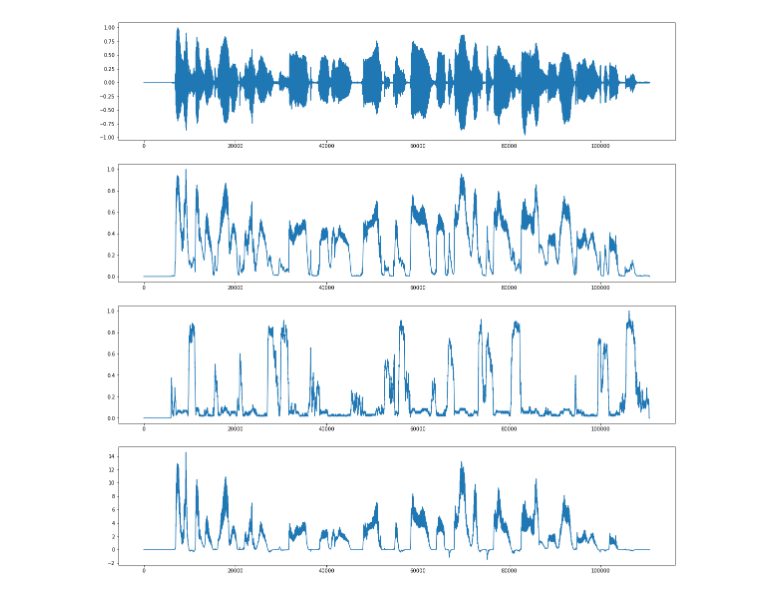
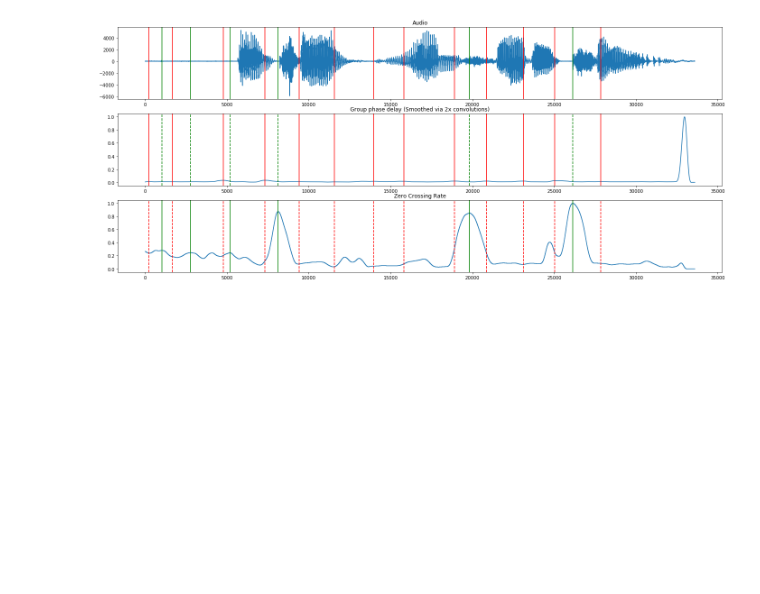
Before and after one commit to envp/listen, a Jupyter notebook: project.ipynb, the cells around one changed output. Drawn from its saved outputs; the diff is of its cells as text; code cells hidden in the pictures; blank space fills up the shorter version.

Commit message:
YAY. WE SEGMENTATION NOW

```diff
--- a/project.ipynb
+++ b/project.ipynb
@@ -1,5 +1,5 @@
 # %%
-from scipy.signal import chebwin, hanning, savgol_filter, hilbert
+from scipy.signal import chebwin, hamming, savgol_filter, hilbert
 from scipy.io import wavfile
 from listen.audio.segmentation import segments
 import IPython.display
@@ -9,61 +9,76 @@ import IPython.display
 from listen.data.an4 import an4
 import matplotlib.pyplot as plt
 import numpy as np
-import listen
+import random
+import peakutils
+from peakutils.plot import plot as pplot
+from scipy.signal import find_peaks_cwt
 
 an4data = an4.AN4(conversion=False, debug=False)
 
 # spg = Spectrogram(fft_size=2048, step_size=128, thresh=400)
+# Milliseconds
+min_duration = 30
+train = list(an4data.trainset)
+ch = random.choice(range(len(train)))
+samples, t = train[ch]
+# samples,t = librispeech.load_data(dev=True)[15]
+# samples = 'D:\\theyenaman\\Dropbox\\code\\python\\ml_project\\listen\\data\\librispeech\\LibriSpeech\\dev-clean\\84\\121123\\84-121123-0020.wav'
+rate, data = wavfile.read(samples)
+zcr = np.zeros_like(data)
+wsize = (rate * min_duration) // 1000
 
-# samples, t = list(an4data.trainset)[466]
-# samples,t = librispeech.load_data(dev=True)[15]
-samples = 'D:\\theyenaman\\Dropbox\\code\\python\\ml_project\\listen\\data\\librispeech\\LibriSpeech\\dev-clean\\84\\121123\\84-121123-0020.wav'
-rate, data = wavfile.read(samples)
+for i in range(len(zcr) - wsize - 1):
+    zcr[i] = np.sum(np.abs(np.sign(data[i:i+wsize]) - np.sign(data[i+1:i+wsize+1])))
 
-# spec = spg.compute_spectrum(data.astype(np.float32), logscale=True)
 
-win_len = int((rate * 8) // 1000)
-energy = np.zeros_like(data)
-acr = np.zeros_like(data)
-zcr = np.zeros_like(data)
+window = hamming(wsize)
+# Smooth zcr
+for i in range(len(zcr) - wsize):
+    zcr[i] = np.mean(zcr[i:i+wsize] * window)
 
-window = hanning(win_len)
+es = segments(data, rate, min_duration=min_duration, alpha=0.96)
 
-for i in range(len(energy) - win_len):
-    energy[i] = np.linalg.norm((data[i:i + win_len] * window), 2) / win_len
+es[np.isnan(es)] = 0
 
-data = data / np.max(data)
+es = es / np.max(es)
+zcr = zcr / np.max(zcr)
 
-for i in range(len(zcr) - win_len - 1):
-    zcr[i] = np.sum(np.abs(np.sign(data[i:i+win_len]) - np.sign(data[i + 1 : i + win_len + 1])))
-    i += win_len // 8
+# Estimate data baseline
+l = len(es) // 10
+r = 9 * l
 
-for i in range(len(acr) - 2*win_len):
-    acr[i] = np.sum((data[i:i+win_len] * window) * (data[i + 1 : i + win_len + 1] * window))
+me = np.max(es)
+be = np.mean(es[l:r]) / me
+se = np.std(es[l:r]) / me
 
-_en, _zc, _acr = segments(data, rate)
-# for i in range(len(zcr) - win_len):
-#     es = (data[i:i + win_len] * window) ** 2
-#     entropy[i] = np.sum(-e * np.log(e) if e != 0 else 0 for e in es)
-#     i += win_len // 8
+mz = np.max(zcr)
+bz = np.mean(zcr[l:r]) / mz
+sz = np.std(zcr[l:r]) / mz
 
-# energy = savgol_filter(energy, win_len + 1, 1)
-# zcr = savgol_filter(zcr, win_len + 1, 1)
-# entropy = savgol_filter(entropy, win_len + 1, 1)
+print("Stats for es:", be, se)
+print("Stats for zcr:", bz, sz)
+print("Utterance: ", ch, t)
+indices = peakutils.indexes(es[:r], min_dist=3*wsize, thres=be)
+zcidx = peakutils.indexes(zcr[:r], min_dist=3*wsize, thres=bz)
 
-# m = np.max(energy)
-# level = 10
-# energy[energy <= (m / level)] = 0
-# energy[energy > (m / level)] = 1
+fig, ax = plt.subplots(nrows=3,ncols=1, figsize=(24, 10))
+ax[0].plot(data)
+ax[0].set_title('Audio')
+ax[1].plot(es)
+ax[1].set_title('Group phase delay (Smoothed via 2x convolutions)')
+ax[2].plot(zcr)
+ax[2].set_title('Zero Crossing Rate')
 
-fig, ax = plt.subplots(nrows=4,ncols=1, figsize=(20, 20))
-ax[0].plot(data / np.max(data), label='Audio')
-# ax[1].plot(energy / np.max(energy), label='Windowed Energy')
-ax[1].plot(_en, label='Seg-En')
-# ax[3].plot(zcr / np.max(zcr), label='Zero Crossing Rate')
-ax[2].plot(_zc, label='Seg-Zero Crossing Rate')
-# ax[5].plot(acr, label='Seg-Zero Crossing Rate')
-ax[3].plot(_acr)
+for idx in indices:
+    ax[0].axvline(x=idx, color='red')
+    ax[1].axvline(x=idx, color='red')
+    ax[2].axvline(x=idx, color='red', linestyle='dashed')
+for idx in zcidx:
+    ax[0].axvline(x=idx, color='green')
+    ax[1].axvline(x=idx, color='green', linestyle='dashed')
+    ax[2].axvline(x=idx, color='green')
+
 plt.legend()
 plt.show()
 IPython.display.Audio(data=data, rate=rate)
@@ -71,2 +89,2 @@ IPython.display.Audio(data=data, rate=rate)
-[figure, old version]
+[figure, new version]
 [interactive output not drawn]
```
Also changed, not shown: parts of 1 cell of this notebook, 2 other files.
